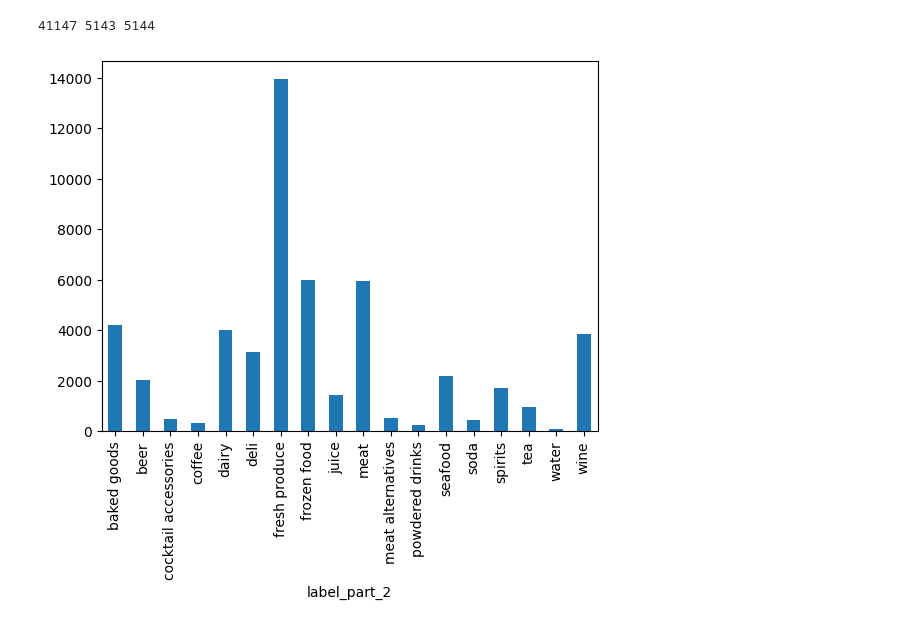
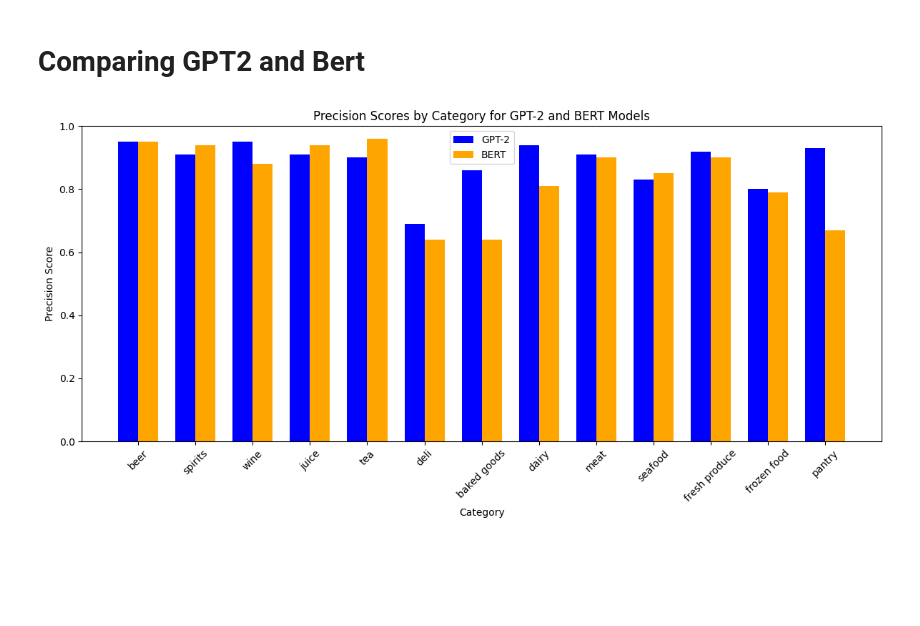
Before and after one commit to EIB-Restaurant/burnt_labels, a Jupyter notebook: Bert_classifier.ipynb, the cells around one changed output. Cells and saved outputs as stored; diff of their text form; code cells hidden in the pictures; blank space fills up the shorter version.

Commit message:
Added clean gpt2 and bert

```diff
--- a/Bert_classifier.ipynb
+++ b/Bert_classifier.ipynb
@@ -314,43 +412,0 @@ Predicted label: beer
-# %%
-import torch
-import numpy as np
-import matplotlib.pyplot as plt
-import pandas as pd
-from torch import nn
-from torch.optim import AdamW
-from transformers import BertForSequenceClassification, BertConfig, BertTokenizer
-from tqdm import tqdm
-from sklearn.metrics import confusion_matrix, ConfusionMatrixDisplay
-
-df = pd.read_csv('../data_saved_models/test_food_bev_alc.csv')
-data_cleaned = df.drop(columns=['link', 'typeID'])
-label_split = data_cleaned['label'].str.split('/', expand=True)
-label_split.columns = [f'label_part_{i+1}' for i in range(label_split.shape[1])]
-data_expanded = pd.concat([data_cleaned.drop(columns=['label']), label_split], axis=1)
-
-df_filtered = data_expanded[data_expanded['label_part_2'] != 'alcohol making kits']
-df_filtered = df_filtered[df_filtered['label_part_2'] != 'pantry']
-
-
-unique_labels = df_filtered['label_part_2'].unique()
-label_to_number_filtered = {label: idx for idx, label in enumerate(unique_labels)}
-
-df_filtered['label_part_2_number'] = df_filtered['label_part_2'].map(label_to_number_filtered)
-
-np.random.seed(112)
-df_train, df_val, df_test = np.split(df_filtered.sample(frac=1, random_state=35),
-                                     [int(0.8*len(df_filtered)), int(0.9*len(df_filtered))])
-
-print(len(df_train), len(df_val), len(df_test))
-
-tokenizer = BertTokenizer.from_pretrained('bert-base-uncased')
-# %% [output]
-41147 5143 5144
-# %%
-df =df_filtered
-df.groupby("label_part_2").size().plot.bar()
-unique_labels = df['label_part_2'].unique()
-label_to_number = {label: idx for idx, label in enumerate(unique_labels, start=0)}
-df['label_part_2_number'] = df['label_part_2'].map(label_to_number)
-# %% [output]
-[figure, removed]
@@ -511,0 +413,31 @@ print(f"Predicted label: {pred_label}")
+# %% [markdown]
+# Comparing GPT2 and Bert
+# %%
+import matplotlib.pyplot as plt
+import numpy as np
+
+# Categories and precision scores for both models
+categories = ['beer', 'spirits', 'wine', 'juice', 'tea', 'deli', 'baked goods', 'dairy', 'meat',
+              'seafood', 'fresh produce', 'frozen food', 'pantry']
+
+gpt2_precision = [0.95, 0.91, 0.95, 0.91, 0.9, 0.69, 0.86, 0.94, 0.91, 0.83, 0.92, 0.80, 0.93]
+bert_precision = [0.95, 0.94, 0.88, 0.94, 0.96, 0.64, 0.64, 0.81, 0.90, 0.85, 0.90, 0.79, 0.67]
+
+bar_width = 0.35
+index = np.arange(len(categories))
+
+plt.figure(figsize=(12, 6))
+plt.bar(index, gpt2_precision, bar_width, label='GPT-2', color='blue')
+plt.bar(index + bar_width, bert_precision, bar_width, label='BERT', color='orange')
+
+plt.xlabel('Category')
+plt.ylabel('Precision Score')
+plt.title('Precision Scores by Category for GPT-2 and BERT Models')
+plt.xticks(index + bar_width / 2, categories, rotation=45)
+plt.ylim(0, 1)
+plt.legend()
+
+plt.tight_layout()
+plt.show()
+# %% [output]
+[figure, added]
```
Also changed, not shown: parts of 25 cells of this notebook.
